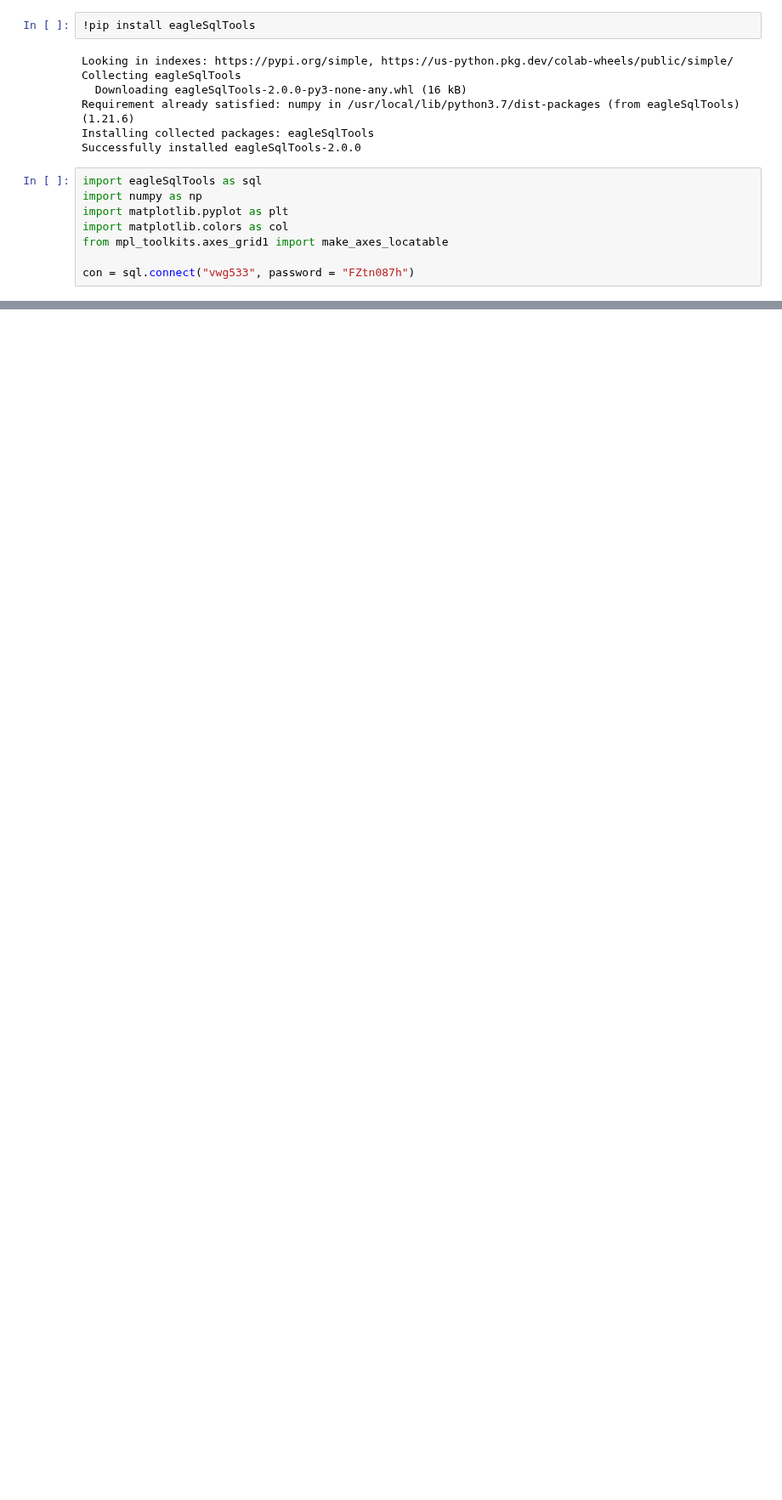
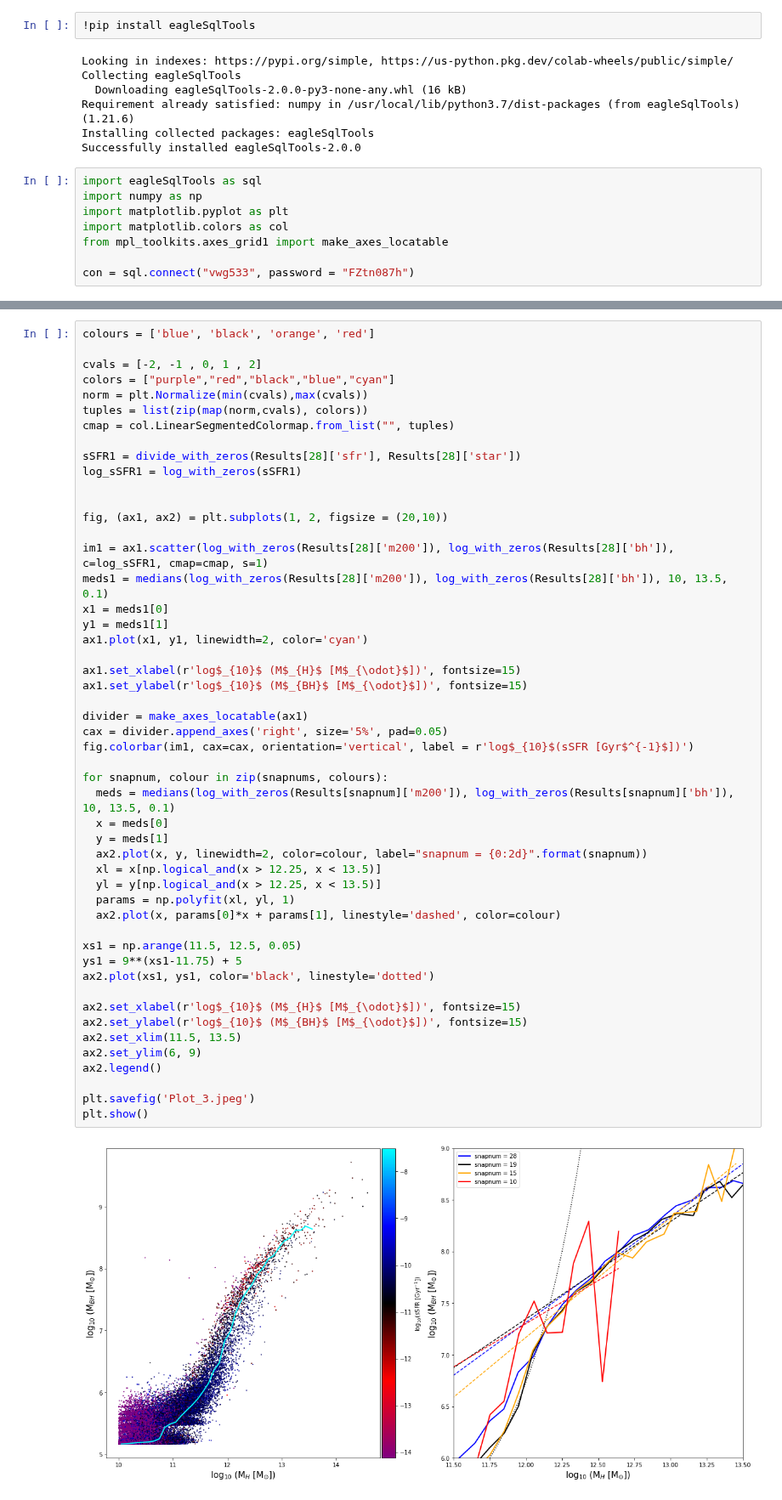
Before and after one commit to xvh422/L4-Project, a Jupyter notebook: Plot 3.ipynb, the cells around one changed output, grey strips where cells are left out. Shown at 85% size. Drawn from its saved outputs; the diff is of its cells as text; blank space fills up the shorter version.

```diff
--- a/Plot 3.ipynb
+++ b/Plot 3.ipynb
@@ -164,0 +96,52 @@ plt.show()
+# %%
+colours = ['blue', 'black', 'orange', 'red']
+
+cvals = [-2, -1 , 0, 1 , 2]
+colors = ["purple","red","black","blue","cyan"]
+norm = plt.Normalize(min(cvals),max(cvals))
+tuples = list(zip(map(norm,cvals), colors))
+cmap = col.LinearSegmentedColormap.from_list("", tuples)
+
+sSFR1 = divide_with_zeros(Results[28]['sfr'], Results[28]['star'])
+log_sSFR1 = log_with_zeros(sSFR1)
+
+
+fig, (ax1, ax2) = plt.subplots(1, 2, figsize = (20,10))
+
+im1 = ax1.scatter(log_with_zeros(Results[28]['m200']), log_with_zeros(Results[28]['bh']), c=log_sSFR1, cmap=cmap, s=1)
+meds1 = medians(log_with_zeros(Results[28]['m200']), log_with_zeros(Results[28]['bh']), 10, 13.5, 0.1)
+x1 = meds1[0]
+y1 = meds1[1]
+ax1.plot(x1, y1, linewidth=2, color='cyan')
+
+ax1.set_xlabel(r'log$_{10}$ (M$_{H}$ [M$_{\odot}$])', fontsize=15)
+ax1.set_ylabel(r'log$_{10}$ (M$_{BH}$ [M$_{\odot}$])', fontsize=15)
+
+divider = make_axes_locatable(ax1)
+cax = divider.append_axes('right', size='5%', pad=0.05)
+fig.colorbar(im1, cax=cax, orientation='vertical', label = r'log$_{10}$(sSFR [Gyr$^{-1}$])')
+
+for snapnum, colour in zip(snapnums, colours):
+  meds = medians(log_with_zeros(Results[snapnum]['m200']), log_with_zeros(Results[snapnum]['bh']), 10, 13.5, 0.1)
+  x = meds[0]
+  y = meds[1]
+  ax2.plot(x, y, linewidth=2, color=colour, label="snapnum = {0:2d}".format(snapnum))
+  xl = x[np.logical_and(x > 12.25, x < 13.5)]
+  yl = y[np.logical_and(x > 12.25, x < 13.5)]
+  params = np.polyfit(xl, yl, 1)
+  ax2.plot(x, params[0]*x + params[1], linestyle='dashed', color=colour)
+
+xs1 = np.arange(11.5, 12.5, 0.05)
+ys1 = 9**(xs1-11.75) + 5
+ax2.plot(xs1, ys1, color='black', linestyle='dotted')
+
+ax2.set_xlabel(r'log$_{10}$ (M$_{H}$ [M$_{\odot}$])', fontsize=15)
+ax2.set_ylabel(r'log$_{10}$ (M$_{BH}$ [M$_{\odot}$])', fontsize=15)
+ax2.set_xlim(11.5, 13.5)
+ax2.set_ylim(6, 9)
+ax2.legend()
+
+plt.savefig('Plot_3.jpeg')
+plt.show()
+# %% [output]
+[figure, added]
```
Also changed, not shown: parts of 6 cells of this notebook.
